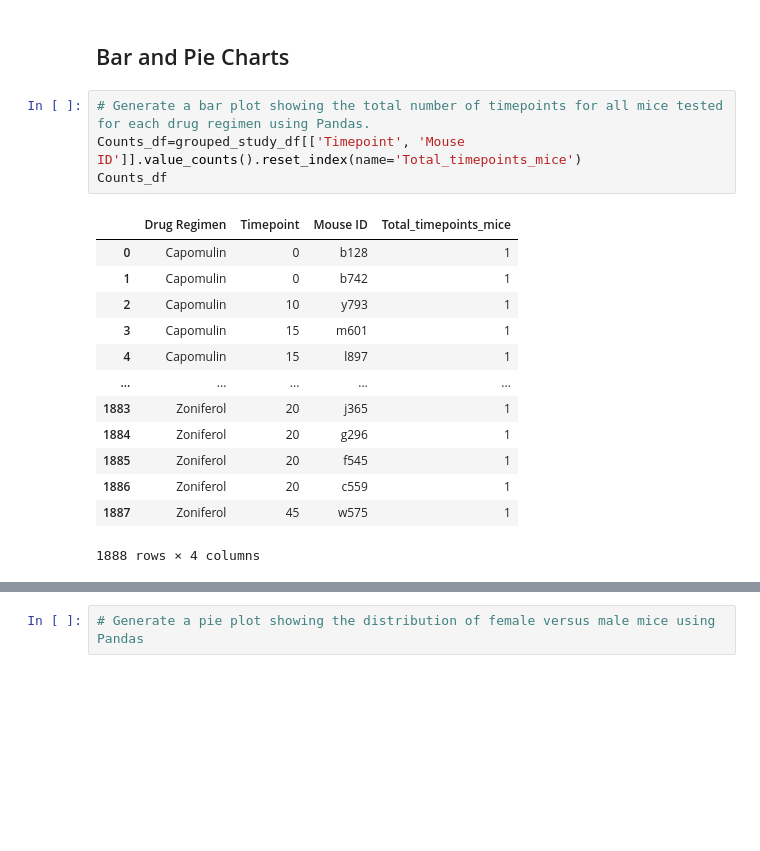
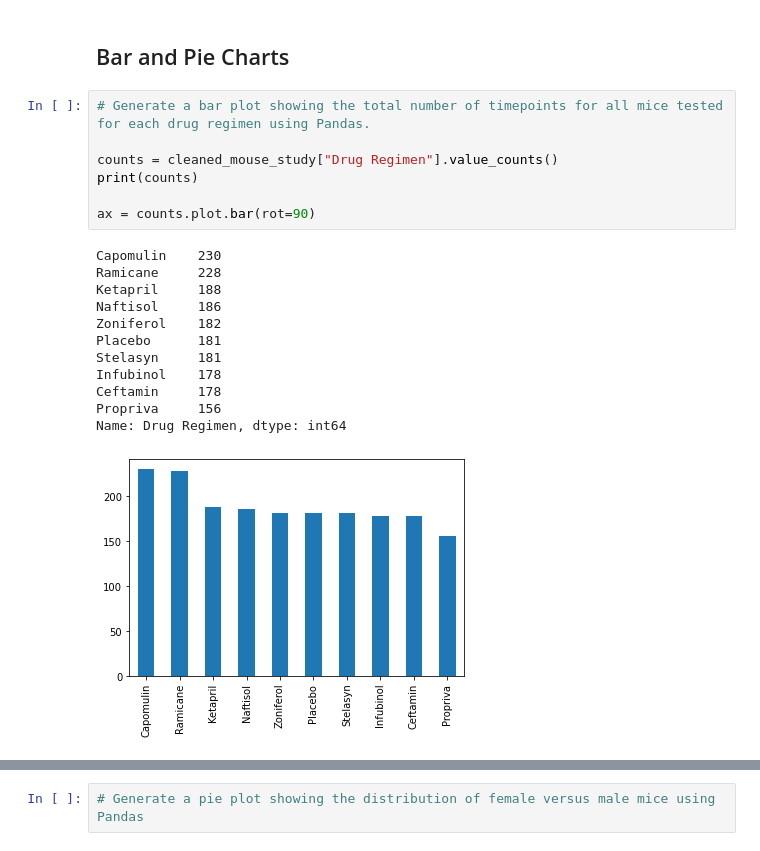
Before and after one commit to prathibha02/Matplotlib-Challenge, a Jupyter notebook: pymaceuticals.ipynb, the cells around one changed output, grey strips where cells are left out. Saved outputs shown, nothing was run; the diff lists cells and outputs as text; blank space fills up the shorter version.

Commit message:
Bar charts with py

```diff
--- a/pymaceuticals.ipynb
+++ b/pymaceuticals.ipynb
@@ -275,19 +275,21 @@ summary2_df
 ## Bar and Pie Charts
 # %%
 # Generate a bar plot showing the total number of timepoints for all mice tested for each drug regimen using Pandas.
-Counts_df=grouped_study_df[['Timepoint', 'Mouse ID']].value_counts().reset_index(name='Total_timepoints_mice')
-Counts_df
+
+counts = cleaned_mouse_study["Drug Regimen"].value_counts()
+print(counts)
+
+ax = counts.plot.bar(rot=90)
 # %% [output]
-|  | Drug Regimen | Timepoint | Mouse ID | Total_timepoints_mice |
-| 0 | Capomulin | 0 | b128 | 1 |
-| 1 | Capomulin | 0 | b742 | 1 |
-| 2 | Capomulin | 10 | y793 | 1 |
-| 3 | Capomulin | 15 | m601 | 1 |
-| 4 | Capomulin | 15 | l897 | 1 |
-| ... | ... | ... | ... | ... |
-| 1883 | Zoniferol | 20 | j365 | 1 |
-| 1884 | Zoniferol | 20 | g296 | 1 |
-| 1885 | Zoniferol | 20 | f545 | 1 |
-| 1886 | Zoniferol | 20 | c559 | 1 |
-| 1887 | Zoniferol | 45 | w575 | 1 |
-1888 rows × 4 columns
+Capomulin    230
+Ramicane     228
+Ketapril     188
+Naftisol     186
+Zoniferol    182
+Placebo      181
+Stelasyn     181
+Infubinol    178
+Ceftamin     178
+Propriva     156
+Name: Drug Regimen, dtype: int64
+[figure, added]
```
Also changed, not shown: parts of 2 cells of this notebook.
